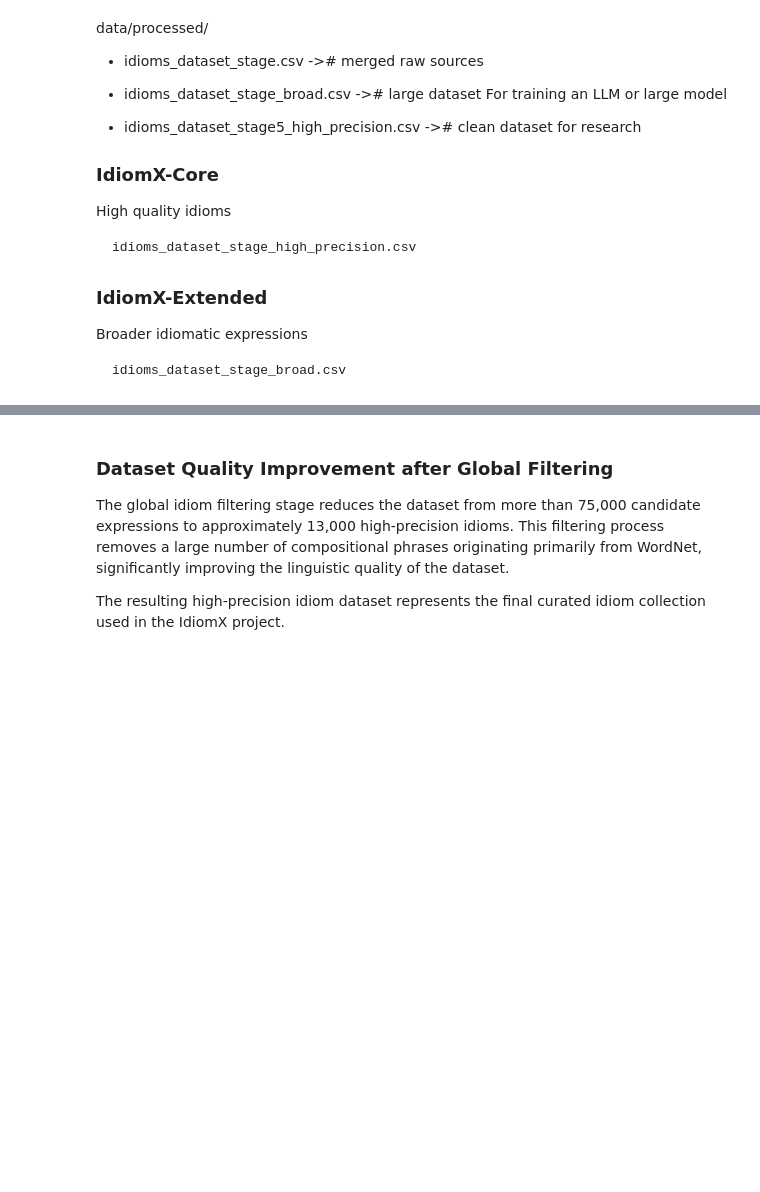
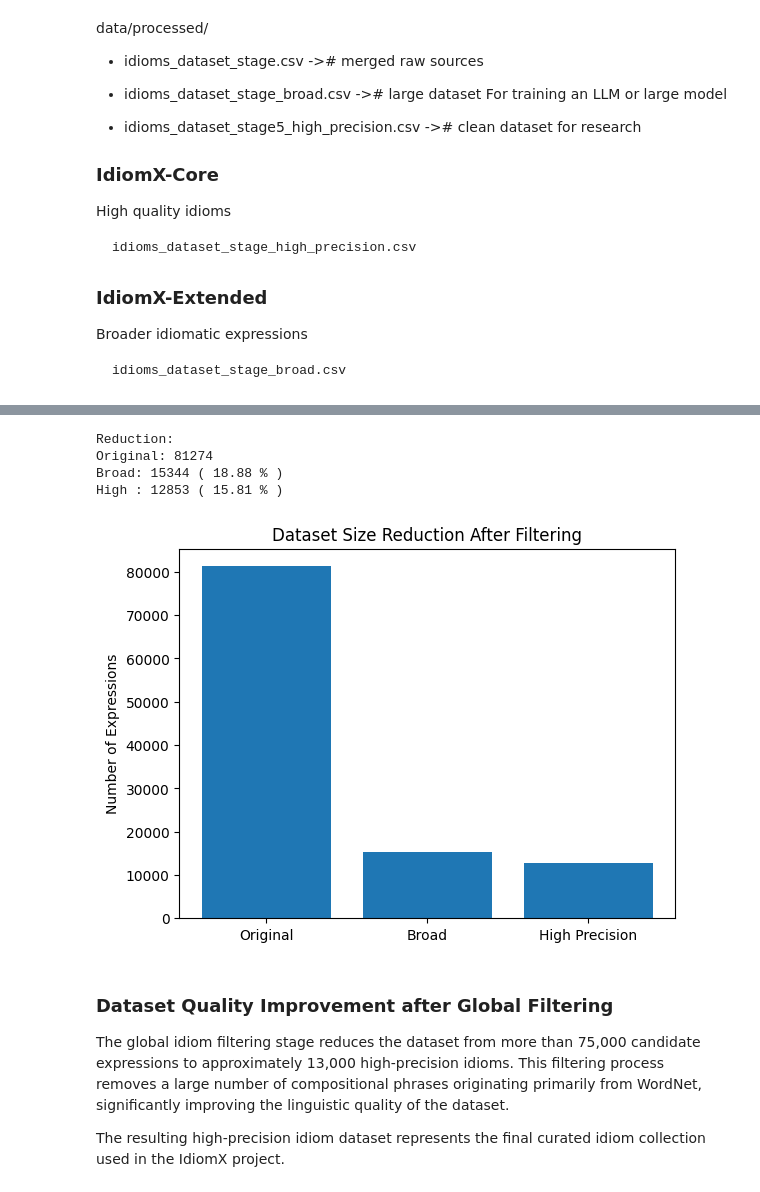
Before and after one commit to aymanshar/idiomx-dataset, a Jupyter notebook: notebooks/01_data_collection.ipynb, the cells around one changed output, grey strips where cells are left out. Drawn from its saved outputs; the diff is of its cells as text; code cells hidden in the pictures; blank space fills up the shorter version.

```diff
--- a/notebooks/01_data_collection.ipynb
+++ b/notebooks/01_data_collection.ipynb
@@ -535,15 +767,0 @@ DATASET_HIGH_CSV = DATA_PROCESS_DIR / "idioms_dataset_high_precision.csv"
-# %%
-# filter_global_idioms
-from collect_12_01_filter_global_idioms import filter_global_idioms
-
-df_broad, df_high, stats = filter_global_idioms(
-    input_file=MERGED_KAIKKI_WORDNET_CSV,
-    output_broad=DATASET_BROAD_CSV,
-    output_high=DATASET_HIGH_CSV
-)
-
-print(stats)
-print(df_broad.shape, df_high.shape)
-
-df_broad.head()
-df_high.head()
@@ -574,3 +783,29 @@ Name: count, dtype: int64
+# %%
+before = len(pd.read_csv(INPUT_FILE, low_memory=False))
+after_broad = len(df_broad)
+after_high = len(df_high)
+
+print("\nReduction:")
+print("Original:", before)
+print("Broad:", after_broad, "(", round(after_broad / before * 100, 2), "% )")
+print("High :", after_high, "(", round(after_high / before * 100, 2), "% )")
+# %% [output]
+Reduction:
+Original: 81274
+Broad: 15344 ( 18.88 % )
+High : 12853 ( 15.81 % )
+# %%
+import matplotlib.pyplot as plt
+
+labels = ["Original", "Broad", "High Precision"]
+values = [before, after_broad, after_high]
+
+plt.bar(labels, values)
+plt.title("Dataset Size Reduction After Filtering")
+plt.ylabel("Number of Expressions")
+plt.show()
+# %% [output]
+[figure, added]
 # %% [markdown]
 ### Dataset Quality Improvement after Global Filtering
 
```
Also changed, not shown: parts of 54 cells of this notebook, 25 other files.
